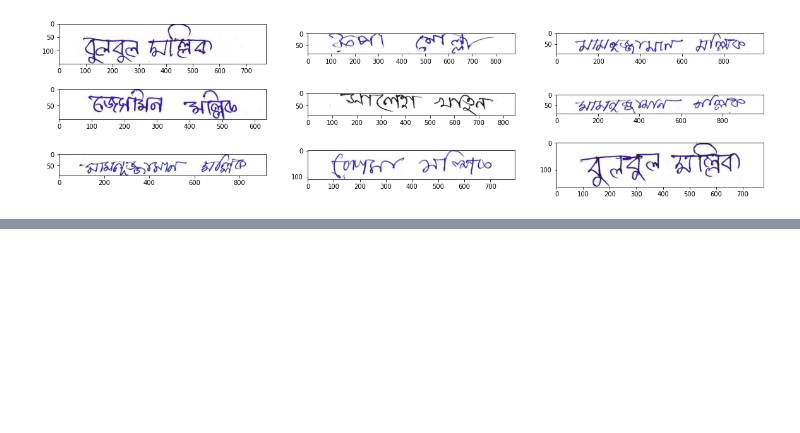
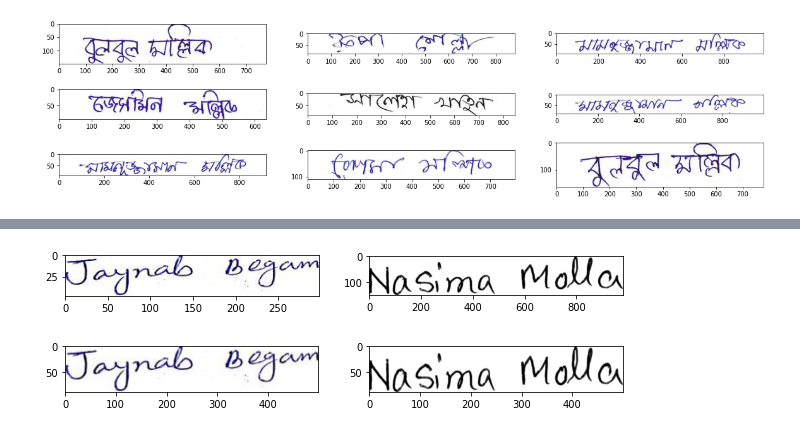
Before and after one commit to NahinBanu/SignDetection, a Jupyter notebook: Experimental_notebook.ipynb, the cells around one changed output, grey strips where cells are left out. Saved outputs shown, nothing was run; the diff lists cells and outputs as text; code cells hidden in the pictures; blank space fills up the shorter version.

```diff
--- a/Experimental_notebook.ipynb
+++ b/Experimental_notebook.ipynb
@@ -56,0 +93,22 @@ show_image(images, 100, num_rows=3, num_cols=3, figsize=(20, 5), axis_off=False)
+# %%
+box_im = []
+for i in range(len(imgList)):
+    img = Detect_box(imgList[i], Crop=True)
+    if img is not None:
+        box_im.append(img)
+
+
+show_image(box_im, 0, num_rows=1, num_cols=2, axis_off=False)
+# %% [output]
+[figure, added]
+# %%
+Res_im = []
+for i in range(len(box_im)):
+    img = Resize_Image(box_im[i])
+    if img is not None:
+        Res_im.append(img)
+
+
+show_image(Res_im, 0, num_rows=1, num_cols=2, axis_off=False)
+# %% [output]
+[figure, added]
```
Also changed, not shown: parts of 10 cells of this notebook, 2 other files.
